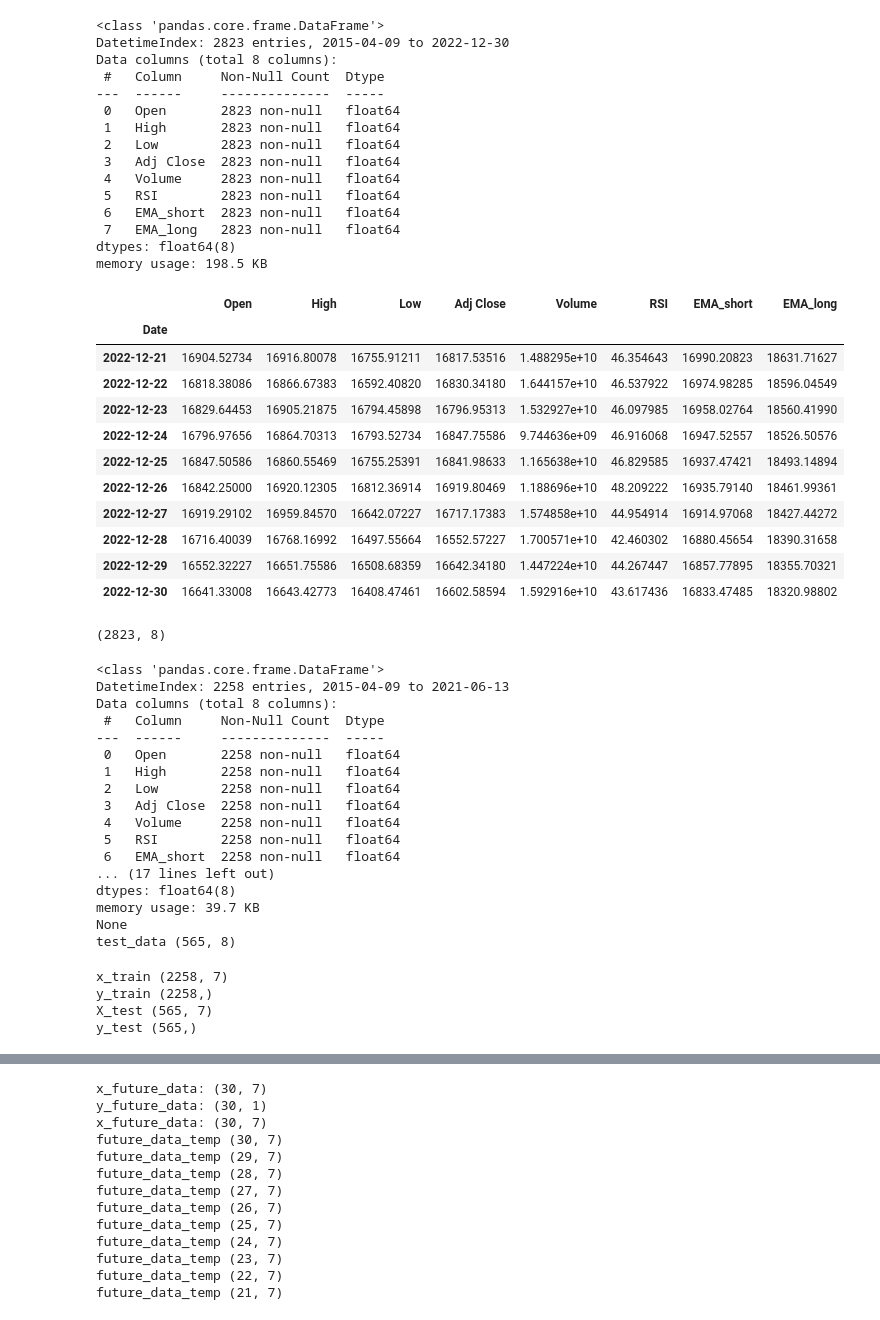
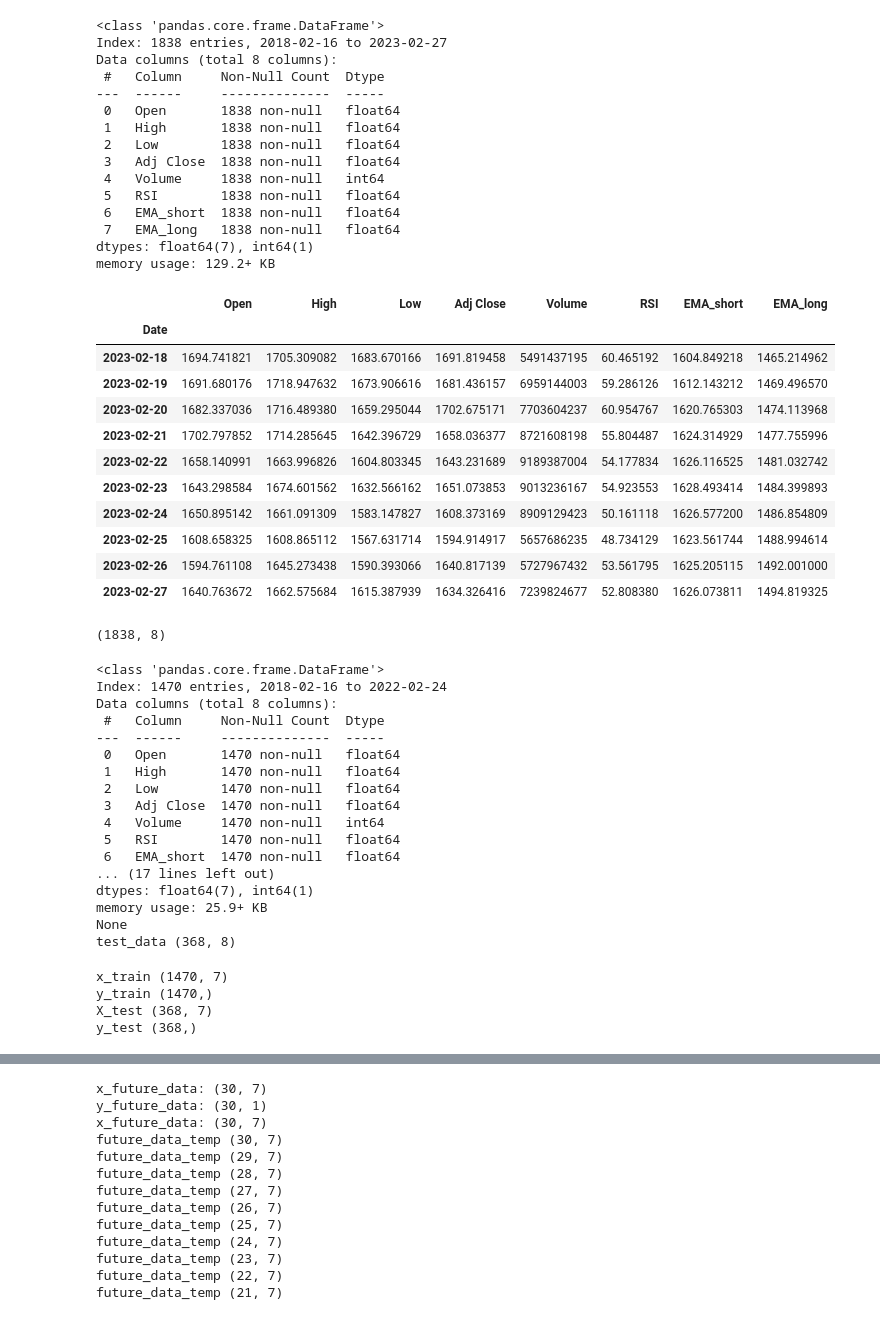
Before and after one commit to amjed87/doc, a Jupyter notebook: Practical/bidLSTM/ETH-Case1-indcators.ipynb, the cells around one changed output, grey strips where cells are left out. Cells and saved outputs as stored; diff of their text form; code cells hidden in the pictures.

```diff
--- a/Practical/bidLSTM/ETH-Case1-indcators.ipynb
+++ b/Practical/bidLSTM/ETH-Case1-indcators.ipynb
@@ -95,50 +94,50 @@ def date_parser(date_str):
     date_obj = datetime.strptime(date_str, '%m/%d/%Y')
     return date_obj.strftime('%m-%d-%Y')
 # %%
-data_csv = pd.read_csv('ETH_case1.csv', parse_dates=['Date'], date_parser=date_parser)
+data_csv = pd.read_csv('ETH_case1.csv')
 data_csv.dropna(inplace=True)
 # Setting the index
 
 data_csv.set_index('Date', inplace=True)
 # Dropping any NaNs
 data_csv.dropna(inplace=True)
 data_csv.info()
 data_csv.tail(10)
 # %% [output]
 <class 'pandas.core.frame.DataFrame'>
-DatetimeIndex: 2823 entries, 2015-04-09 to 2022-12-30
+Index: 1838 entries, 2018-02-16 to 2023-02-27
 Data columns (total 8 columns):
  #   Column     Non-Null Count  Dtype
 ---  ------     --------------  -----
- 0   Open       2823 non-null   float64
- 1   High       2823 non-null   float64
- 2   Low        2823 non-null   float64
- 3   Adj Close  2823 non-null   float64
- 4   Volume     2823 non-null   float64
- 5   RSI        2823 non-null   float64
- 6   EMA_short  2823 non-null   float64
- 7   EMA_long   2823 non-null   float64
-dtypes: float64(8)
-memory usage: 198.5 KB
+ 0   Open       1838 non-null   float64
+ 1   High       1838 non-null   float64
+ 2   Low        1838 non-null   float64
+ 3   Adj Close  1838 non-null   float64
+ 4   Volume     1838 non-null   int64
+ 5   RSI        1838 non-null   float64
+ 6   EMA_short  1838 non-null   float64
+ 7   EMA_long   1838 non-null   float64
+dtypes: float64(7), int64(1)
+memory usage: 129.2+ KB
 |  | Open | High | Low | Adj Close | Volume | RSI | EMA_short | EMA_long |
 | Date |  |  |  |  |  |  |  |  |
-| 2022-12-21 | 16904.52734 | 16916.80078 | 16755.91211 | 16817.53516 | 1.488295e+10 | 46.354643 | 16990.20823 | 18631.71627 |
-| 2022-12-22 | 16818.38086 | 16866.67383 | 16592.40820 | 16830.34180 | 1.644157e+10 | 46.537922 | 16974.98285 | 18596.04549 |
-| 2022-12-23 | 16829.64453 | 16905.21875 | 16794.45898 | 16796.95313 | 1.532927e+10 | 46.097985 | 16958.02764 | 18560.41990 |
-| 2022-12-24 | 16796.97656 | 16864.70313 | 16793.52734 | 16847.75586 | 9.744636e+09 | 46.916068 | 16947.52557 | 18526.50576 |
-| 2022-12-25 | 16847.50586 | 16860.55469 | 16755.25391 | 16841.98633 | 1.165638e+10 | 46.829585 | 16937.47421 | 18493.14894 |
-| 2022-12-26 | 16842.25000 | 16920.12305 | 16812.36914 | 16919.80469 | 1.188696e+10 | 48.209222 | 16935.79140 | 18461.99361 |
-| 2022-12-27 | 16919.29102 | 16959.84570 | 16642.07227 | 16717.17383 | 1.574858e+10 | 44.954914 | 16914.97068 | 18427.44272 |
-| 2022-12-28 | 16716.40039 | 16768.16992 | 16497.55664 | 16552.57227 | 1.700571e+10 | 42.460302 | 16880.45654 | 18390.31658 |
-| 2022-12-29 | 16552.32227 | 16651.75586 | 16508.68359 | 16642.34180 | 1.447224e+10 | 44.267447 | 16857.77895 | 18355.70321 |
-| 2022-12-30 | 16641.33008 | 16643.42773 | 16408.47461 | 16602.58594 | 1.592916e+10 | 43.617436 | 16833.47485 | 18320.98802 |
+| 2023-02-18 | 1694.741821 | 1705.309082 | 1683.670166 | 1691.819458 | 5491437195 | 60.465192 | 1604.849218 | 1465.214962 |
+| 2023-02-19 | 1691.680176 | 1718.947632 | 1673.906616 | 1681.436157 | 6959144003 | 59.286126 | 1612.143212 | 1469.496570 |
+| 2023-02-20 | 1682.337036 | 1716.489380 | 1659.295044 | 1702.675171 | 7703604237 | 60.954767 | 1620.765303 | 1474.113968 |
+| 2023-02-21 | 1702.797852 | 1714.285645 | 1642.396729 | 1658.036377 | 8721608198 | 55.804487 | 1624.314929 | 1477.755996 |
+| 2023-02-22 | 1658.140991 | 1663.996826 | 1604.803345 | 1643.231689 | 9189387004 | 54.177834 | 1626.116525 | 1481.032742 |
+| 2023-02-23 | 1643.298584 | 1674.601562 | 1632.566162 | 1651.073853 | 9013236167 | 54.923553 | 1628.493414 | 1484.399893 |
+| 2023-02-24 | 1650.895142 | 1661.091309 | 1583.147827 | 1608.373169 | 8909129423 | 50.161118 | 1626.577200 | 1486.854809 |
+| 2023-02-25 | 1608.658325 | 1608.865112 | 1567.631714 | 1594.914917 | 5657686235 | 48.734129 | 1623.561744 | 1488.994614 |
+| 2023-02-26 | 1594.761108 | 1645.273438 | 1590.393066 | 1640.817139 | 5727967432 | 53.561795 | 1625.205115 | 1492.001000 |
+| 2023-02-27 | 1640.763672 | 1662.575684 | 1615.387939 | 1634.326416 | 7239824677 | 52.808380 | 1626.073811 | 1494.819325 |
 # %%
 # Split the data into training and test sets
 train_df = data_csv[:int(len(data_csv)*0.8)]
 test_df = data_csv[int(len(data_csv)*0.8):]
 data_csv.shape
 # %% [output]
-(2823, 8)
+(1838, 8)
 # %%
 test_data =test_df.copy()
 # %%
@@ -164,22 +163,22 @@ print(test_df.info())
 print('test_data', test_data.shape)
 # %% [output]
 <class 'pandas.core.frame.DataFrame'>
-DatetimeIndex: 2258 entries, 2015-04-09 to 2021-06-13
+Index: 1470 entries, 2018-02-16 to 2022-02-24
 Data columns (total 8 columns):
  #   Column     Non-Null Count  Dtype
 ---  ------     --------------  -----
- 0   Open       2258 non-null   float64
- 1   High       2258 non-null   float64
- 2   Low        2258 non-null   float64
- 3   Adj Close  2258 non-null   float64
- 4   Volume     2258 non-null   float64
- 5   RSI        2258 non-null   float64
- 6   EMA_short  2258 non-null   float64
+ 0   Open       1470 non-null   float64
+ 1   High       1470 non-null   float64
+ 2   Low        1470 non-null   float64
+ 3   Adj Close  1470 non-null   float64
+ 4   Volume     1470 non-null   int64
+ 5   RSI        1470 non-null   float64
+ 6   EMA_short  1470 non-null   float64
 ... (17 lines left out)
-dtypes: float64(8)
-memory usage: 39.7 KB
+dtypes: float64(7), int64(1)
+memory usage: 25.9+ KB
 None
-test_data (565, 8)
+test_data (368, 8)
 # %%
 # Preprocess the data
 X_train = train_df.drop(['Adj Close'], axis=1).values
@@ -193,10 +192,10 @@ print("y_train", y_train.shape)
 print("X_test", X_test.shape)
 print("y_test", y_test.shape)
 # %% [output]
-x_train (2258, 7)
-y_train (2258,)
-X_test (565, 7)
-y_test (565,)
+x_train (1470, 7)
+y_train (1470,)
+X_test (368, 7)
+y_test (368,)
 # %%
 scaler  = MinMaxScaler()
 X_train = scaler.fit_transform(X_train)
```
Also changed, not shown: parts of 29 cells of this notebook, 3 other files.
